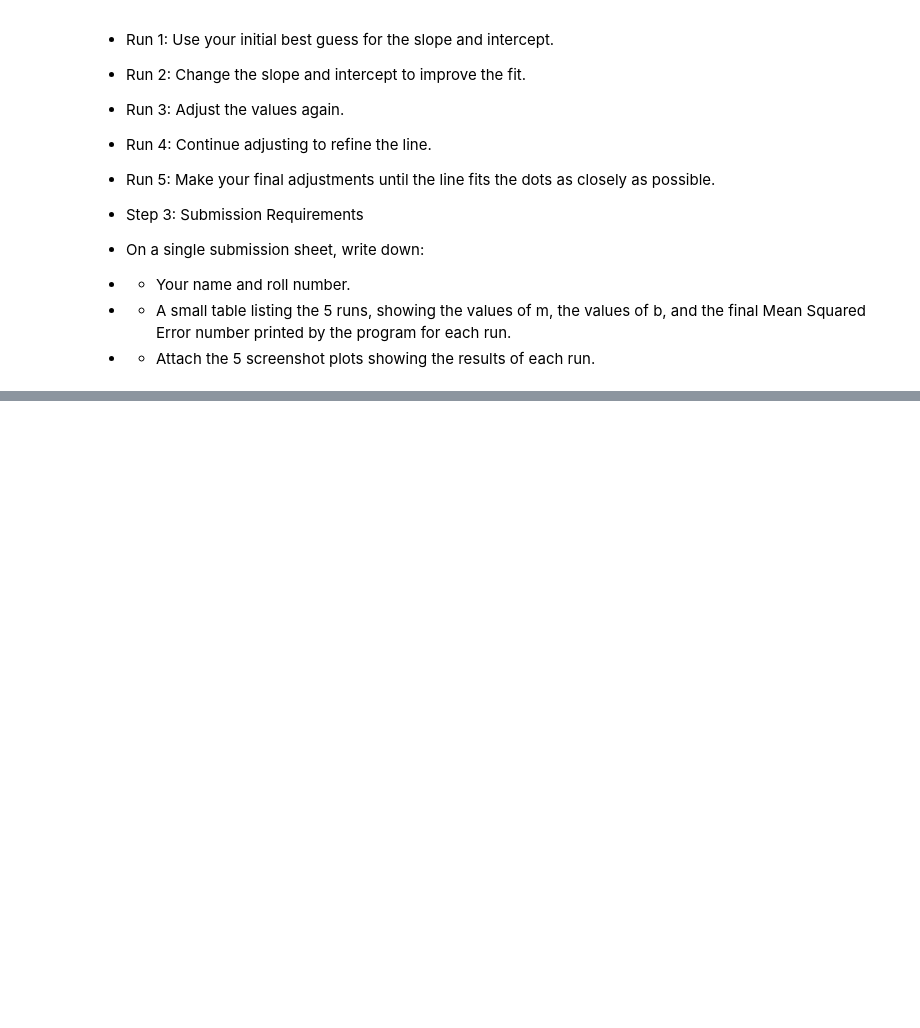
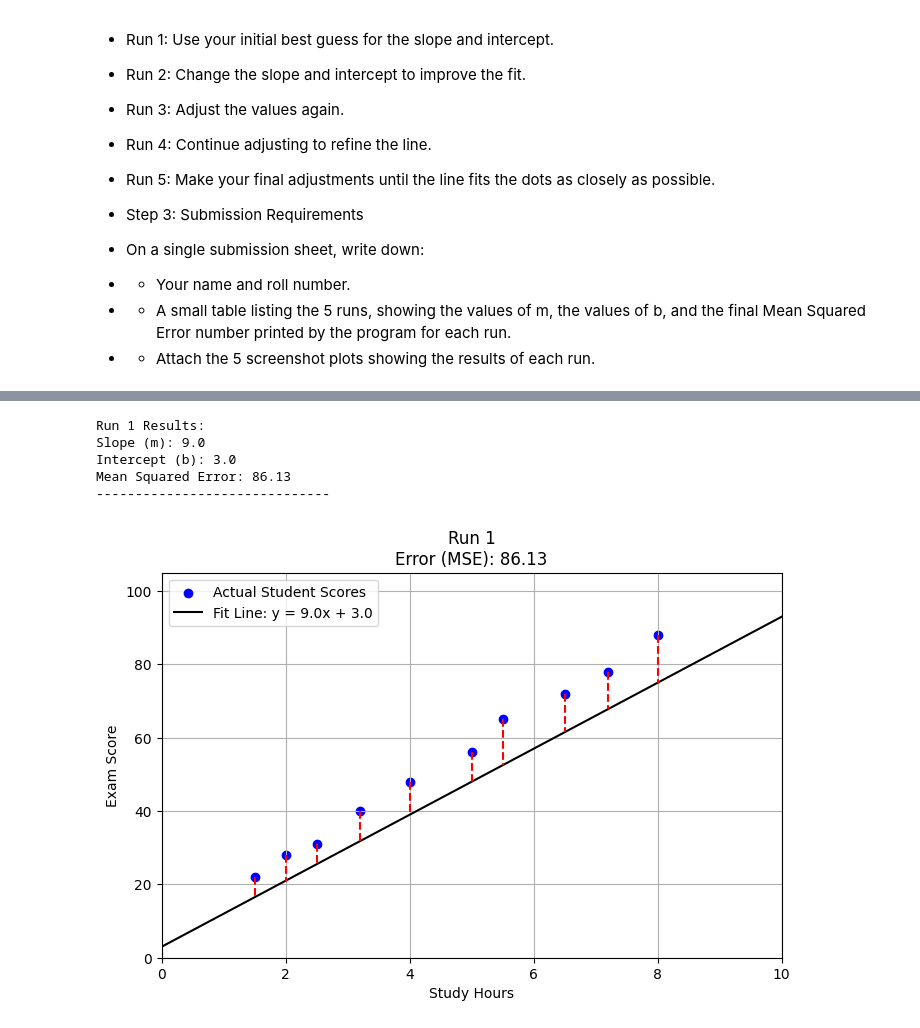
Before and after one commit to hammadshakeelai/Machine-Learning, a Jupyter notebook: ML.ipynb, the cells around one changed output, grey strips where cells are left out. Cells and saved outputs as stored; diff of their text form; code cells hidden in the pictures; blank space fills up the shorter version.

```diff
--- a/ML.ipynb
+++ b/ML.ipynb
@@ -106,0 +125,9 @@ Mean Squared Error: 1610.19
+# %%
+run_linear_regression(m=9.0, b=3.0, run_number=1)
+# %% [output]
+Run 1 Results:
+Slope (m): 9.0
+Intercept (b): 3.0
+Mean Squared Error: 86.13
+------------------------------
+[figure, added]
```
Also changed, not shown: parts of 6 cells of this notebook.
